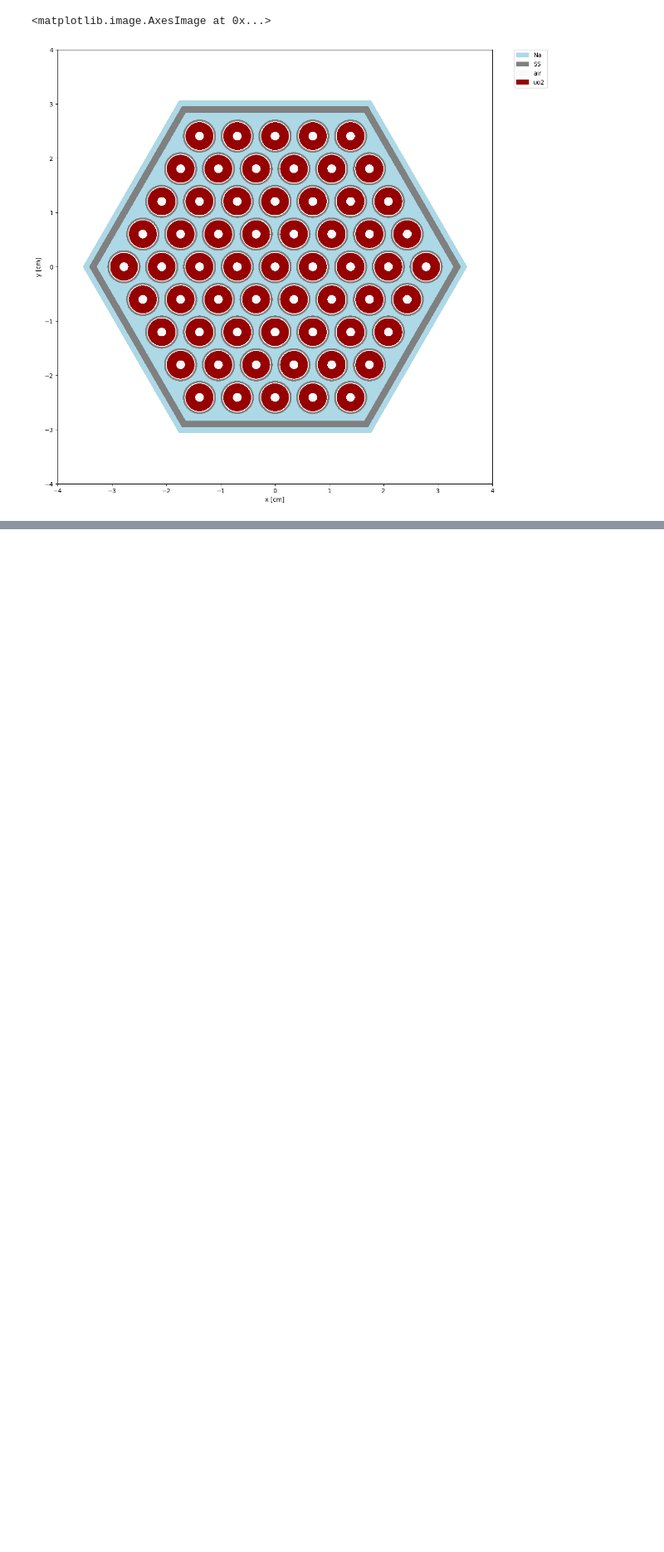
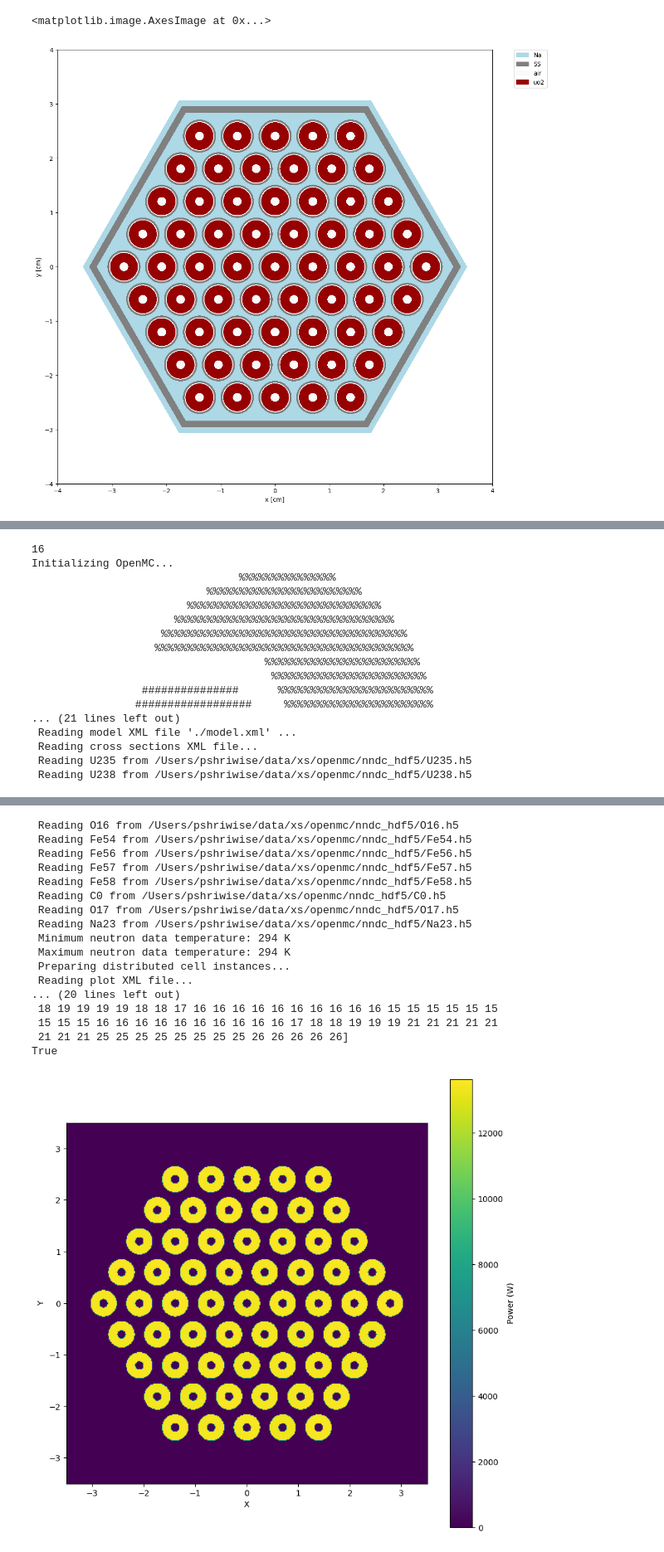
Before and after one commit to pshriwise/ictp-workshop23-openmc, a Jupyter notebook: notebooks/openmc_tutorial/openmc_tutorial.ipynb, the cells around one changed output, grey strips where cells are left out. Shown at 83% size. Saved outputs shown, nothing was run; the diff lists cells and outputs as text; code cells hidden in the pictures; blank space fills up the shorter version.

Commit message:
Adding adv tallies section

```diff
--- a/notebooks/openmc_tutorial/openmc_tutorial.ipynb
+++ b/notebooks/openmc_tutorial/openmc_tutorial.ipynb
@@ -1315,3 +1316,8 @@ pin_mats = [air, uo2, air, steel, sodium]
 
 # Create burnable pin universe given list of surfaces and list of materials
 pin_universe = openmc.model.pin(pin_surfaces, pin_mats)
+
+# keep the innermost cell for later
+fuel_cell = list(pin_universe.cells.values())[1]
+print(fuel_cell)
+print(fuel_cell.fill)
@@ -1331,6 +1355,8 @@ First, we also need to define a universe that is all water.
 # %%
 air_cell = openmc.Cell(fill=air)
 inf_air = openmc.Universe(cells=[air_cell])
+sodium_cell = openmc.Cell(fill=sodium)
+inf_sodium = openmc.Universe(cells=[sodium_cell])
 # %% [markdown]
 When creating a rectangular lattice, we need to define:
 
@@ -1546,0 +1575,3 @@ assembly_universe.plot(width=(2*outer_radius, 2*outer_radius), pixels=(1000, 100
+# %%
+model.geometry = openmc.Geometry(root=assembly_universe)
+model.run()
@@ -1546,0 +1658,2 @@ assembly_universe.plot(width=(2*outer_radius, 2*outer_radius), pixels=(1000, 100
+# %%
+statepoint = model.run()
@@ -1546,0 +1731,20 @@ assembly_universe.plot(width=(2*outer_radius, 2*outer_radius), pixels=(1000, 100
+# %%
+display_pin_powers(statepoint, tally_pin_power, tally_global, (0.0, 0.0, 0.0))
+# %% [output]
+16
+Initializing OpenMC...
+                                %%%%%%%%%%%%%%%
+                           %%%%%%%%%%%%%%%%%%%%%%%%
+                        %%%%%%%%%%%%%%%%%%%%%%%%%%%%%%
+                      %%%%%%%%%%%%%%%%%%%%%%%%%%%%%%%%%%
+                    %%%%%%%%%%%%%%%%%%%%%%%%%%%%%%%%%%%%%%
+                   %%%%%%%%%%%%%%%%%%%%%%%%%%%%%%%%%%%%%%%%
+                                    %%%%%%%%%%%%%%%%%%%%%%%%
+                                     %%%%%%%%%%%%%%%%%%%%%%%%
+                 ###############      %%%%%%%%%%%%%%%%%%%%%%%%
+                ##################     %%%%%%%%%%%%%%%%%%%%%%%
+... (21 lines left out)
+ Reading model XML file './model.xml' ...
+ Reading cross sections XML file...
+ Reading U235 from /Users/pshriwise/data/xs/openmc/nndc_hdf5/U235.h5
+ Reading U238 from /Users/pshriwise/data/xs/openmc/nndc_hdf5/U238.h5
@@ -1546,0 +1753,18 @@ assembly_universe.plot(width=(2*outer_radius, 2*outer_radius), pixels=(1000, 100
+ Reading O16 from /Users/pshriwise/data/xs/openmc/nndc_hdf5/O16.h5
+ Reading Fe54 from /Users/pshriwise/data/xs/openmc/nndc_hdf5/Fe54.h5
+ Reading Fe56 from /Users/pshriwise/data/xs/openmc/nndc_hdf5/Fe56.h5
+ Reading Fe57 from /Users/pshriwise/data/xs/openmc/nndc_hdf5/Fe57.h5
+ Reading Fe58 from /Users/pshriwise/data/xs/openmc/nndc_hdf5/Fe58.h5
+ Reading C0 from /Users/pshriwise/data/xs/openmc/nndc_hdf5/C0.h5
+ Reading O17 from /Users/pshriwise/data/xs/openmc/nndc_hdf5/O17.h5
+ Reading Na23 from /Users/pshriwise/data/xs/openmc/nndc_hdf5/Na23.h5
+ Minimum neutron data temperature: 294 K
+ Maximum neutron data temperature: 294 K
+ Preparing distributed cell instances...
+ Reading plot XML file...
+... (20 lines left out)
+ 18 19 19 19 19 18 18 17 16 16 16 16 16 16 16 16 16 16 15 15 15 15 15 15
+ 15 15 15 16 16 16 16 16 16 16 16 16 16 17 18 18 19 19 19 21 21 21 21 21
+ 21 21 21 25 25 25 25 25 25 25 25 26 26 26 26 26]
+True
+[figure, added]
```
Also changed, not shown: parts of 29 cells of this notebook.
